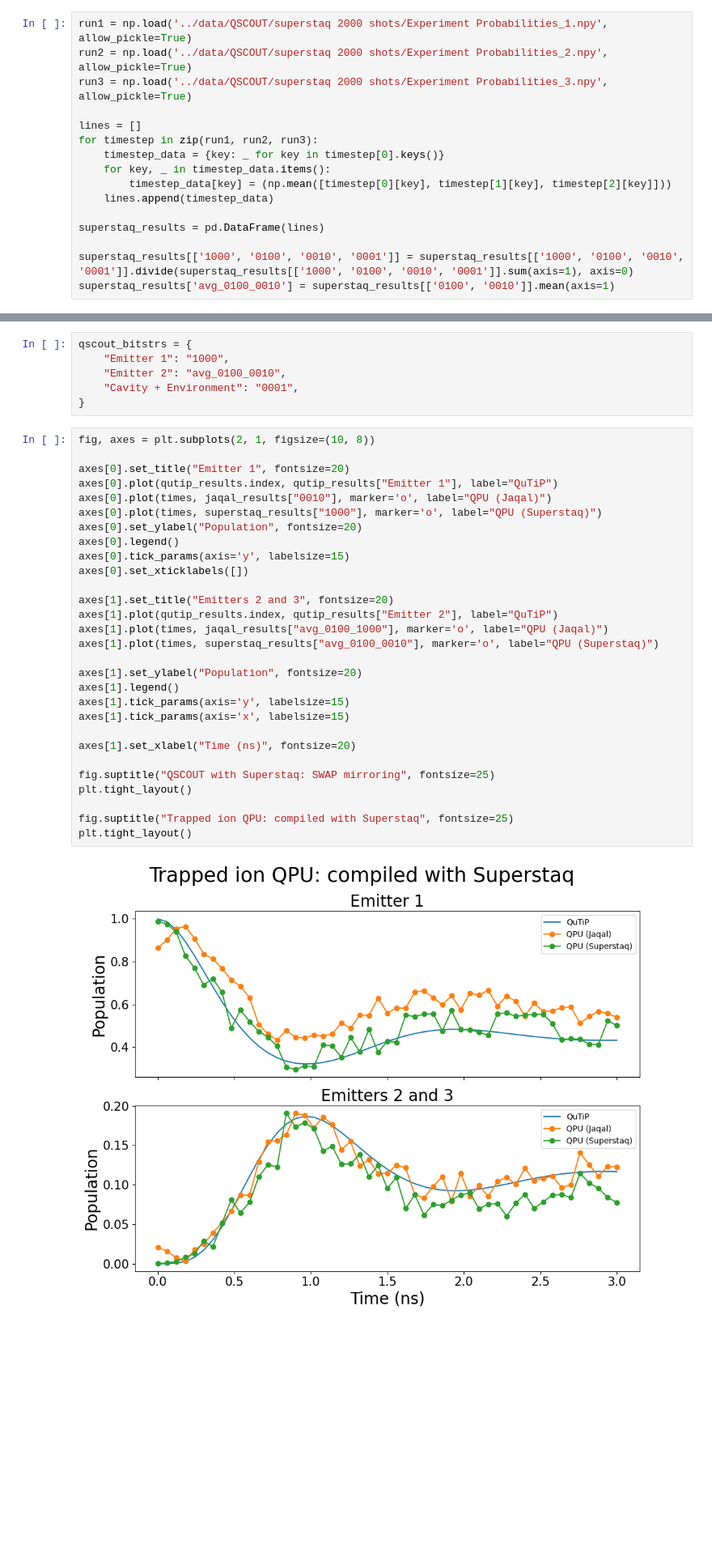
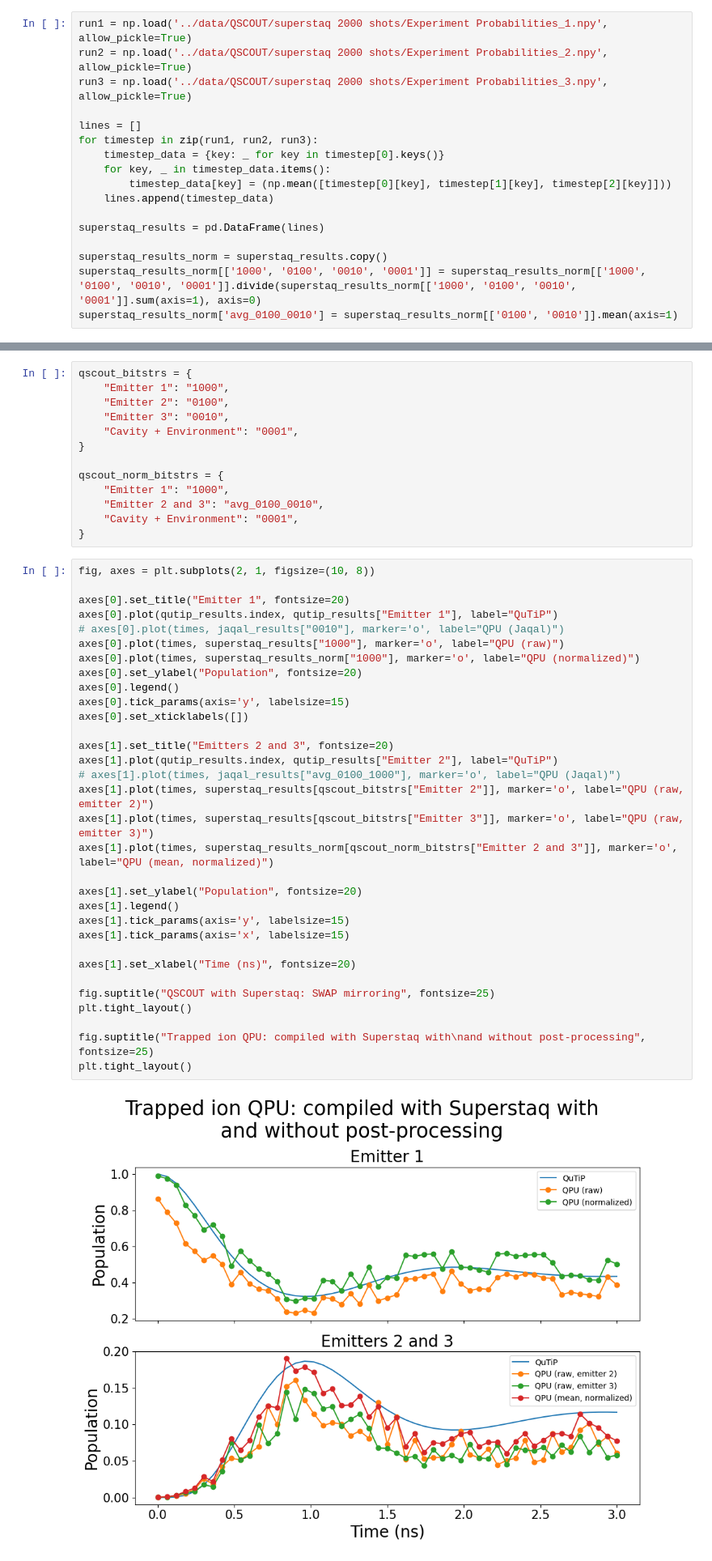
Before and after one commit to radulaski/CQED_quantum_simulation, a Jupyter notebook: notebooks/QSCOUT_Superstaq.ipynb, the cells around one changed output, grey strips where cells are left out. Shown: that part at 81% size. Saved outputs shown, nothing was run; the diff lists cells and outputs as text; blank space fills up the shorter version.

Commit message:
use Superstaq plot for showing normalization, update legend in mirror swap plot

```diff
--- a/notebooks/QSCOUT_Superstaq.ipynb
+++ b/notebooks/QSCOUT_Superstaq.ipynb
@@ -41,8 +41,9 @@ for timestep in zip(run1, run2, run3):
 
 superstaq_results = pd.DataFrame(lines)
 
-superstaq_results[['1000', '0100', '0010', '0001']] = superstaq_results[['1000', '0100', '0010', '0001']].divide(superstaq_results[['1000', '0100', '0010', '0001']].sum(axis=1), axis=0)
-superstaq_results['avg_0100_0010'] = superstaq_results[['0100', '0010']].mean(axis=1)
+superstaq_results_norm = superstaq_results.copy()
+superstaq_results_norm[['1000', '0100', '0010', '0001']] = superstaq_results_norm[['1000', '0100', '0010', '0001']].divide(superstaq_results_norm[['1000', '0100', '0010', '0001']].sum(axis=1), axis=0)
+superstaq_results_norm['avg_0100_0010'] = superstaq_results_norm[['0100', '0010']].mean(axis=1)
 # %%
 N = 3
 g = 2
@@ -54,40 +55,50 @@ qutip_results = solve_master_equation(N, g, kappa, initial_state, times)
 # %%
 qscout_bitstrs = {
     "Emitter 1": "1000",
-    "Emitter 2": "avg_0100_0010",
+    "Emitter 2": "0100",
+    "Emitter 3": "0010",
     "Cavity + Environment": "0001",
 }
+
+qscout_norm_bitstrs = {
+    "Emitter 1": "1000",
+    "Emitter 2 and 3": "avg_0100_0010",
+    "Cavity + Environment": "0001",
+}
 # %%
 fig, axes = plt.subplots(2, 1, figsize=(10, 8))
 
 axes[0].set_title("Emitter 1", fontsize=20)
 axes[0].plot(qutip_results.index, qutip_results["Emitter 1"], label="QuTiP")
-axes[0].plot(times, jaqal_results["0010"], marker='o', label="QPU (Jaqal)")
-axes[0].plot(times, superstaq_results["1000"], marker='o', label="QPU (Superstaq)")
+# axes[0].plot(times, jaqal_results["0010"], marker='o', label="QPU (Jaqal)")
+axes[0].plot(times, superstaq_results["1000"], marker='o', label="QPU (raw)")
+axes[0].plot(times, superstaq_results_norm["1000"], marker='o', label="QPU (normalized)")
 axes[0].set_ylabel("Population", fontsize=20)
 axes[0].legend()
 axes[0].tick_params(axis='y', labelsize=15)
 axes[0].set_xticklabels([])
 
 axes[1].set_title("Emitters 2 and 3", fontsize=20)
 axes[1].plot(qutip_results.index, qutip_results["Emitter 2"], label="QuTiP")
-axes[1].plot(times, jaqal_results["avg_0100_1000"], marker='o', label="QPU (Jaqal)")
-axes[1].plot(times, superstaq_results["avg_0100_0010"], marker='o', label="QPU (Superstaq)")
+# axes[1].plot(times, jaqal_results["avg_0100_1000"], marker='o', label="QPU (Jaqal)")
+axes[1].plot(times, superstaq_results[qscout_bitstrs["Emitter 2"]], marker='o', label="QPU (raw, emitter 2)")
+axes[1].plot(times, superstaq_results[qscout_bitstrs["Emitter 3"]], marker='o', label="QPU (raw, emitter 3)")
+axes[1].plot(times, superstaq_results_norm[qscout_norm_bitstrs["Emitter 2 and 3"]], marker='o', label="QPU (mean, normalized)")
 
 axes[1].set_ylabel("Population", fontsize=20)
 axes[1].legend()
 axes[1].tick_params(axis='y', labelsize=15)
 axes[1].tick_params(axis='x', labelsize=15)
 
 axes[1].set_xlabel("Time (ns)", fontsize=20)
 
 fig.suptitle("QSCOUT with Superstaq: SWAP mirroring", fontsize=25)
 plt.tight_layout()
 
-fig.suptitle("Trapped ion QPU: compiled with Superstaq", fontsize=25)
+fig.suptitle("Trapped ion QPU: compiled with Superstaq with\nand without post-processing", fontsize=25)
 plt.tight_layout()
 # %% [output]
-[figure, old version]
+[figure, new version]
 # %%
 fig.savefig("../figures/QSCOUT_superstaq.eps")
 # %% [output]
```
Also changed, not shown: 3 other files.
